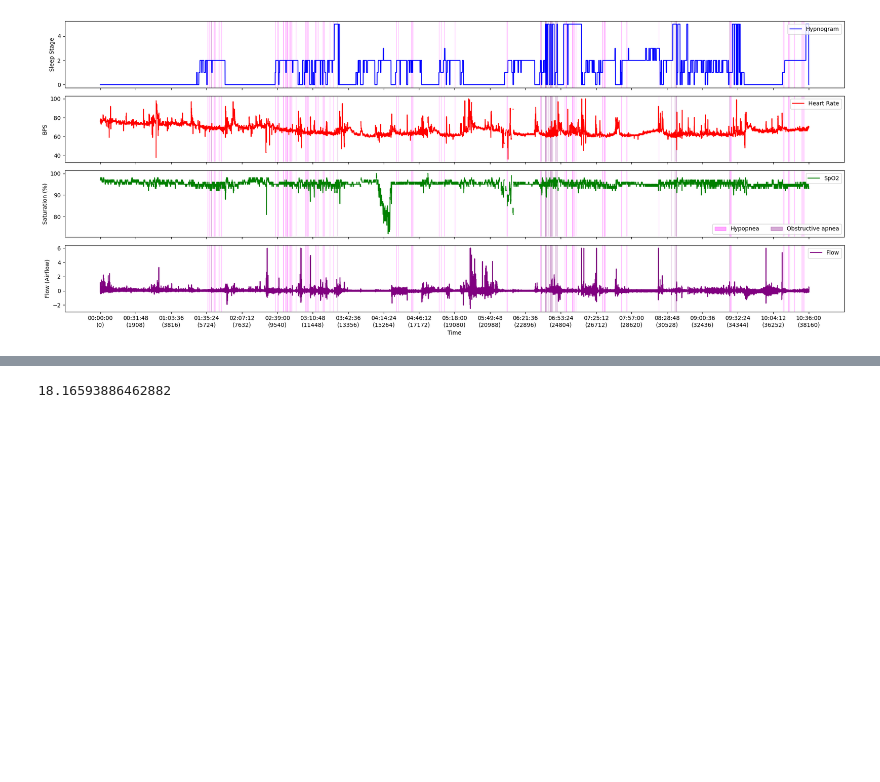
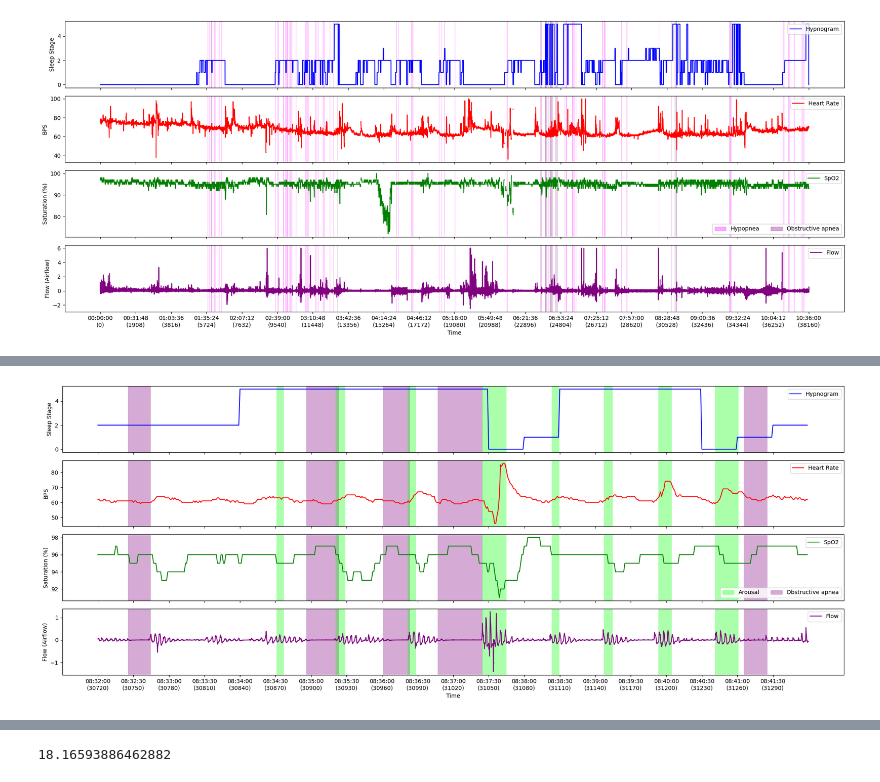
Before and after one commit to JulianBvW/Wearable-Sleep-Event-Detection, a Jupyter notebook: Notebooks/recording_test.ipynb, the cells around one changed output, grey strips where cells are left out. Drawn from its saved outputs; the diff is of its cells as text; code cells hidden in the pictures; blank space fills up the shorter version.

```diff
--- a/Notebooks/recording_test.ipynb
+++ b/Notebooks/recording_test.ipynb
@@ -53,0 +69,4 @@ r1.look_at('01:35:00', '00:10:00', events=['Hypopnea', 'Obstructive apnea'])
+# %%
+r1.look_at('08:37:00', '00:05:00', events=['Arousal', 'Hypopnea', 'Obstructive apnea'])
+# %% [output]
+[figure, added]
```
Also changed, not shown: parts of 5 cells of this notebook, 4 other files.
